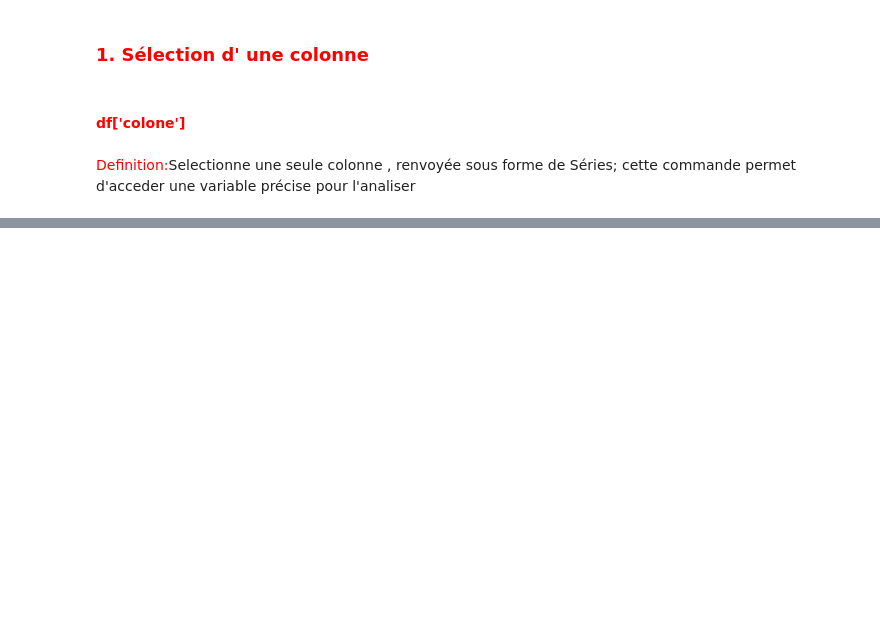
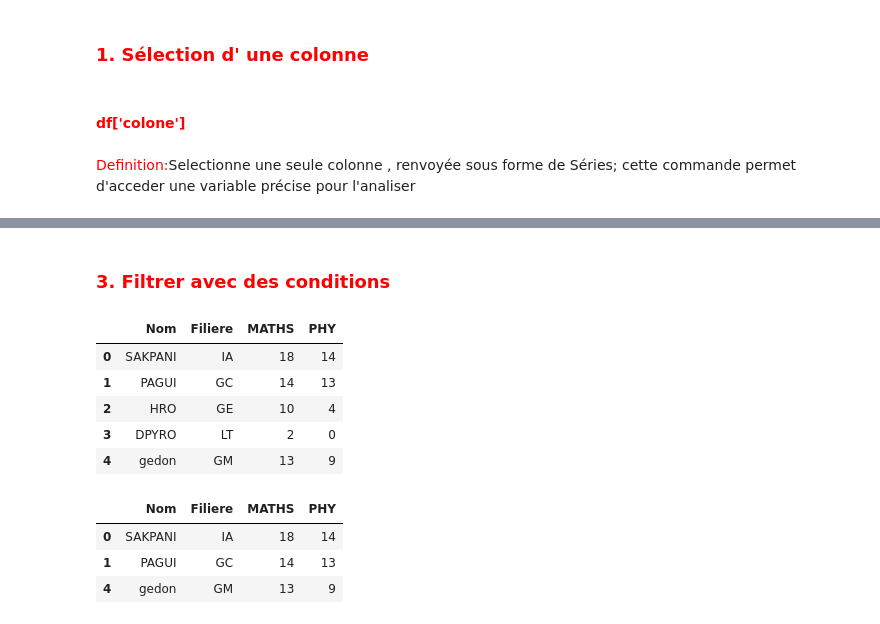
Before and after one commit to SAKPANI/Formation-Data_Science-et-Machine-Learning, a Jupyter notebook: Pandas.ipynb, the cells around one changed output, grey strips where cells are left out. Saved outputs shown, nothing was run; the diff lists cells and outputs as text; code cells hidden in the pictures; blank space fills up the shorter version.

```diff
--- a/Pandas.ipynb
+++ b/Pandas.ipynb
@@ -299,0 +508,25 @@ base
+# %% [markdown]
+<h3 style = "color:red">3. Filtrer avec des conditions </h3>
+# %%
+Etudiant = {
+    "Nom" : ["SAKPANI", "PAGUI", "HRO", "DPYRO", "gedon"],
+    "Filiere" :["IA", "GC", "GE", "LT", "GM"],
+    "MATHS" :[18,14,10,2,13],
+    "PHY" :[14,13,4,0,9]
+}
+df = pd.DataFrame(Etudiant)
+df
+# %% [output]
+|  | Nom | Filiere | MATHS | PHY |
+| 0 | SAKPANI | IA | 18 | 14 |
+| 1 | PAGUI | GC | 14 | 13 |
+| 2 | HRO | GE | 10 | 4 |
+| 3 | DPYRO | LT | 2 | 0 |
+| 4 | gedon | GM | 13 | 9 |
+# %%
+df[df["MATHS"]>10]  ##Selectionne les ligne qui respecte la conditon MATHS>10
+# %% [output]
+|  | Nom | Filiere | MATHS | PHY |
+| 0 | SAKPANI | IA | 18 | 14 |
+| 1 | PAGUI | GC | 14 | 13 |
+| 4 | gedon | GM | 13 | 9 |
```
Also changed, not shown: parts of 38 cells of this notebook.
